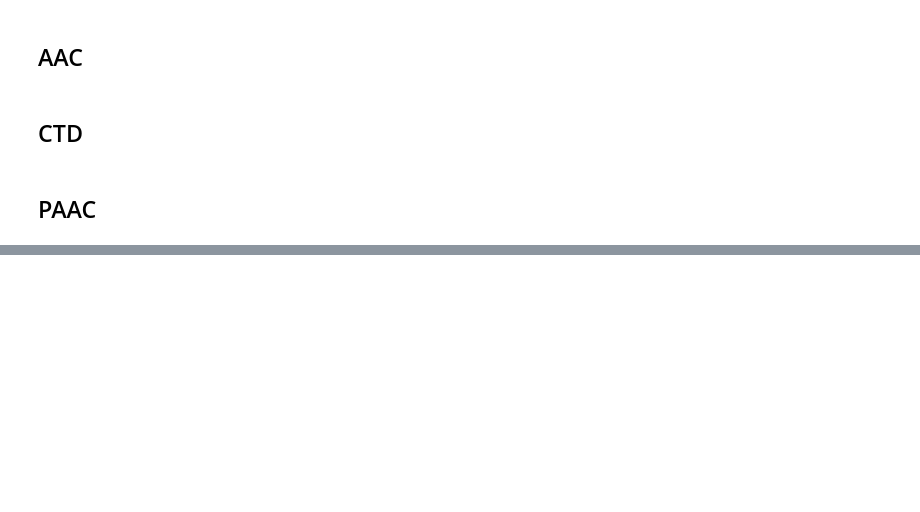
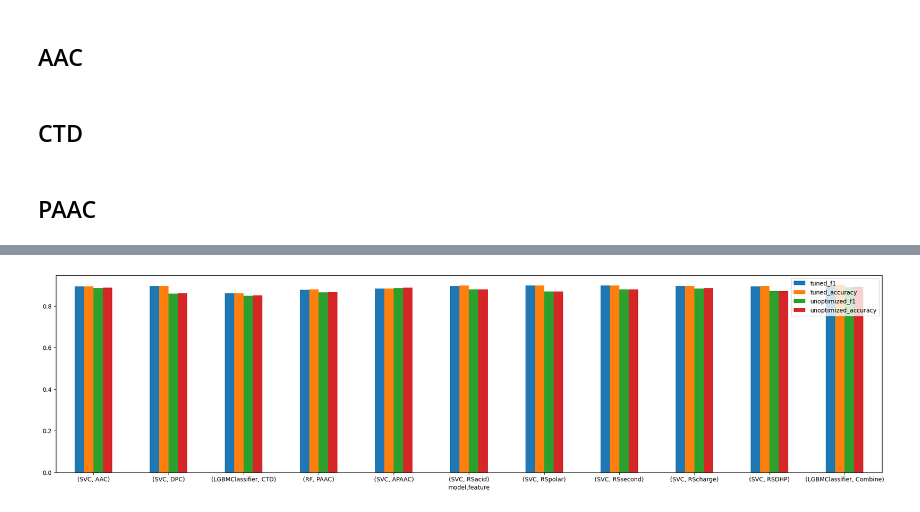
Before and after one commit to DevinDeSilva/DruggableProtienPrediction, a Jupyter notebook: hyperparameter_vizualization.ipynb, the cells around one changed output, grey strips where cells are left out. Drawn from its saved outputs; the diff is of its cells as text; code cells hidden in the pictures; blank space fills up the shorter version.

Commit message:
Hyper parameter tuning visualization

```diff
--- a/hyperparameter_vizualization.ipynb
+++ b/hyperparameter_vizualization.ipynb
@@ -82,0 +112,4 @@ optuna.visualization.plot_contour(study, params=['n_estimators', 'max_depth'])
+# %%
+metrics = get_base_clf_results(config)
+metrics = metrics.set_index(["model","feature"])
+metrics
@@ -82,0 +130,4 @@ optuna.visualization.plot_contour(study, params=['n_estimators', 'max_depth'])
+# %%
+unoptimized = pd.read_csv("artifacts/base_clf_results.csv")
+unoptimized = unoptimized.set_index(["model","feature"])
+unoptimized
@@ -82,0 +149,6 @@ optuna.visualization.plot_contour(study, params=['n_estimators', 'max_depth'])
+# %%
+compare = unoptimized.loc[metrics.index,["f1","accuracy"]]
+compare.columns=["tuned_f1","tuned_accuracy"]
+
+compare["unoptimized_f1"] = metrics["f1"]
+compare["unoptimized_accuracy"] = metrics["accuracy"]
@@ -82,0 +171,6 @@ optuna.visualization.plot_contour(study, params=['n_estimators', 'max_depth'])
+# %%
+import matplotlib.pyplot as plt
+plt.rcParams["figure.figsize"] = (25,6)
+ax = compare.plot(kind="bar", rot=0)
+# %% [output]
+[figure, added]
```
Also changed, not shown: parts of 5 cells of this notebook, 52 other files.
